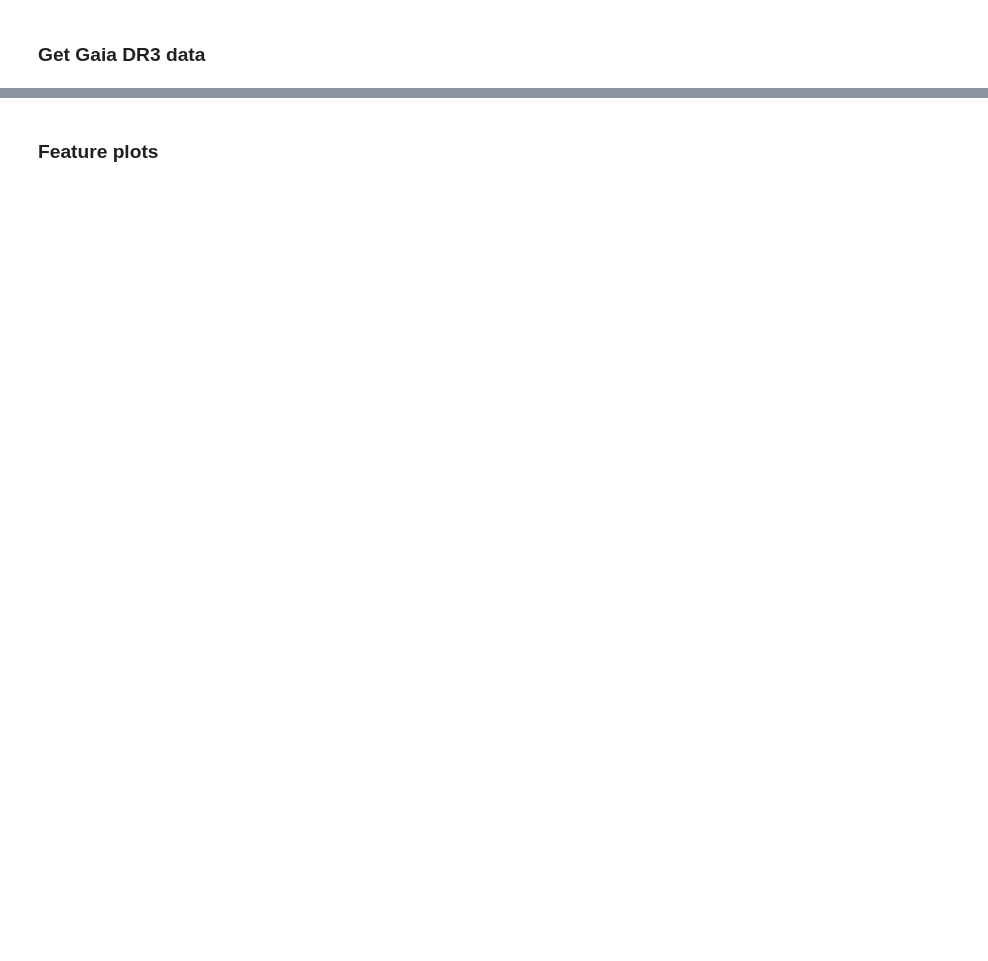
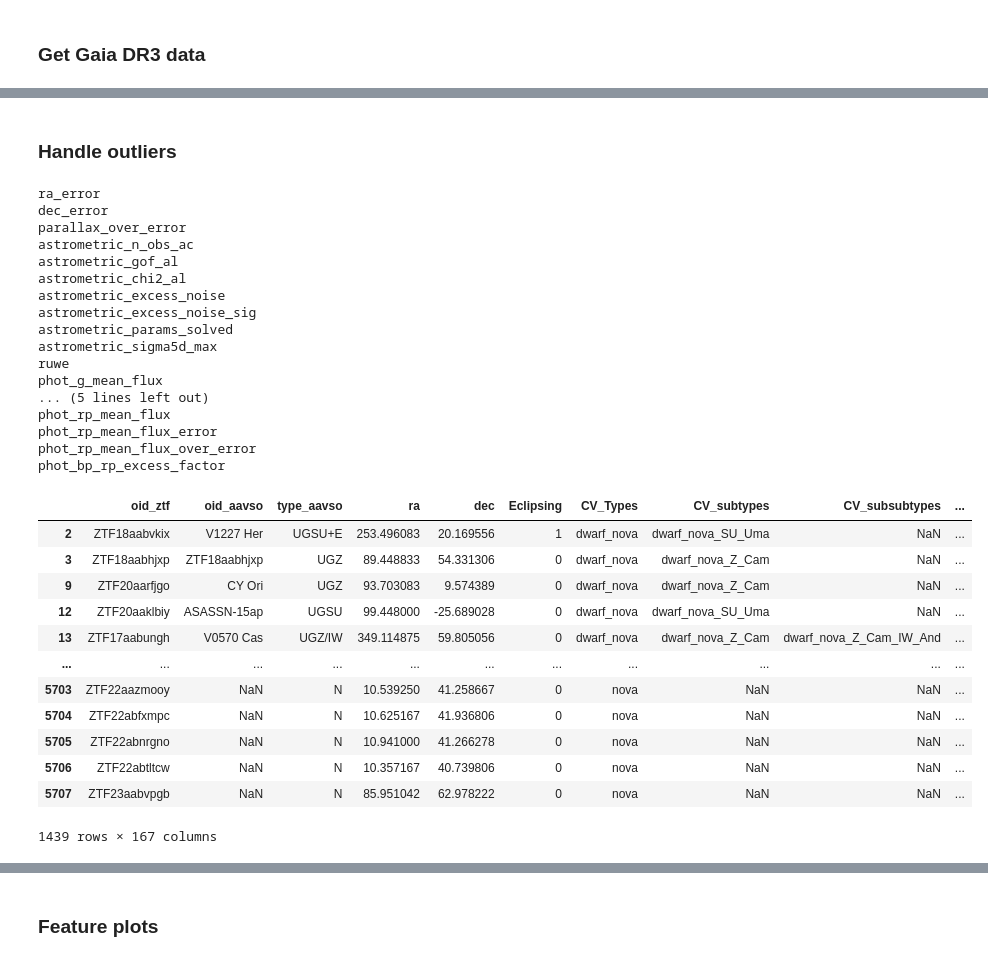
Before and after one commit to dharmesh1007/ZTF_code, a Jupyter notebook: source/3_feature_testing.ipynb, the cells around one changed output, grey strips where cells are left out. Drawn from its saved outputs; the diff is of its cells as text; code cells hidden in the pictures; blank space fills up the shorter version.

```diff
--- a/source/3_feature_testing.ipynb
+++ b/source/3_feature_testing.ipynb
@@ -235,0 +464,37 @@ gaia_df
+# %% [markdown]
+### Handle outliers
+# %%
+ots = outlier_thresholds_skewed(gaia_df, skewed, iqr_threshold=2, upper_limit=None, lower_limit=0)
+at = apply_thresholds(gaia_df, skewed, ots)
+at
+# %% [output]
+ra_error
+dec_error
+parallax_over_error
+astrometric_n_obs_ac
+astrometric_gof_al
+astrometric_chi2_al
+astrometric_excess_noise
+astrometric_excess_noise_sig
+astrometric_params_solved
+astrometric_sigma5d_max
+ruwe
+phot_g_mean_flux
+... (5 lines left out)
+phot_rp_mean_flux
+phot_rp_mean_flux_error
+phot_rp_mean_flux_over_error
+phot_bp_rp_excess_factor
+|  | oid_ztf | oid_aavso | type_aavso | ra | dec | Eclipsing | CV_Types | CV_subtypes | CV_subsubtypes | ... |
+| 2 | ZTF18aabvkix | V1227 Her | UGSU+E | 253.496083 | 20.169556 | 1 | dwarf_nova | dwarf_nova_SU_Uma | NaN | ... |
+| 3 | ZTF18aabhjxp | ZTF18aabhjxp | UGZ | 89.448833 | 54.331306 | 0 | dwarf_nova | dwarf_nova_Z_Cam | NaN | ... |
+| 9 | ZTF20aarfjgo | CY Ori | UGZ | 93.703083 | 9.574389 | 0 | dwarf_nova | dwarf_nova_Z_Cam | NaN | ... |
+| 12 | ZTF20aaklbiy | ASASSN-15ap | UGSU | 99.448000 | -25.689028 | 0 | dwarf_nova | dwarf_nova_SU_Uma | NaN | ... |
+| 13 | ZTF17aabungh | V0570 Cas | UGZ/IW | 349.114875 | 59.805056 | 0 | dwarf_nova | dwarf_nova_Z_Cam | dwarf_nova_Z_Cam_IW_And | ... |
+| ... | ... | ... | ... | ... | ... | ... | ... | ... | ... | ... |
+| 5703 | ZTF22aazmooy | NaN | N | 10.539250 | 41.258667 | 0 | nova | NaN | NaN | ... |
+| 5704 | ZTF22abfxmpc | NaN | N | 10.625167 | 41.936806 | 0 | nova | NaN | NaN | ... |
+| 5705 | ZTF22abnrgno | NaN | N | 10.941000 | 41.266278 | 0 | nova | NaN | NaN | ... |
+| 5706 | ZTF22abtltcw | NaN | N | 10.357167 | 40.739806 | 0 | nova | NaN | NaN | ... |
+| 5707 | ZTF23aabvpgb | NaN | N | 85.951042 | 62.978222 | 0 | nova | NaN | NaN | ... |
+1439 rows × 167 columns
```
Also changed, not shown: parts of 25 cells of this notebook, 4 other files.
